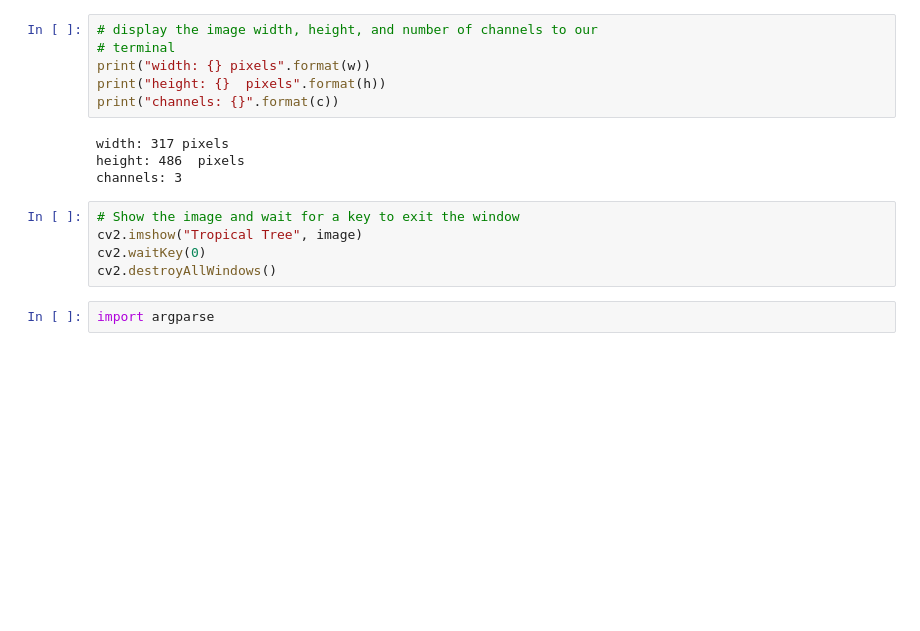
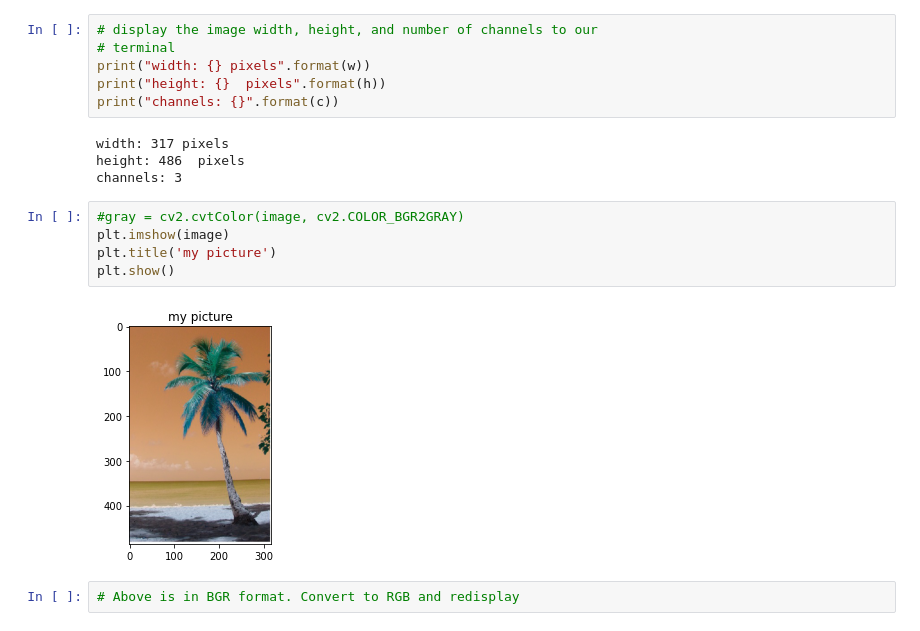
Before and after one commit to ghPRao/facial_recognition, a Jupyter notebook: eda/fr_open_image.ipynb, the cells around one changed output. Cells and saved outputs as stored; diff of their text form; blank space fills up the shorter version.

```diff
--- a/eda/fr_open_image.ipynb
+++ b/eda/fr_open_image.ipynb
@@ -22,10 +23,12 @@ print("channels: {}".format(c))
 width: 317 pixels
 height: 486  pixels
 channels: 3
-# %%
-# Show the image and wait for a key to exit the window
-cv2.imshow("Tropical Tree", image)
-cv2.waitKey(0)
-cv2.destroyAllWindows()
-# %%
-import argparse
+# %%
+#gray = cv2.cvtColor(image, cv2.COLOR_BGR2GRAY)
+plt.imshow(image)
+plt.title('my picture')
+plt.show()
+# %% [output]
+[figure, added]
+# %%
+# Above is in BGR format. Convert to RGB and redisplay
```
Also changed, not shown: parts of 3 cells of this notebook, 4 other files.
